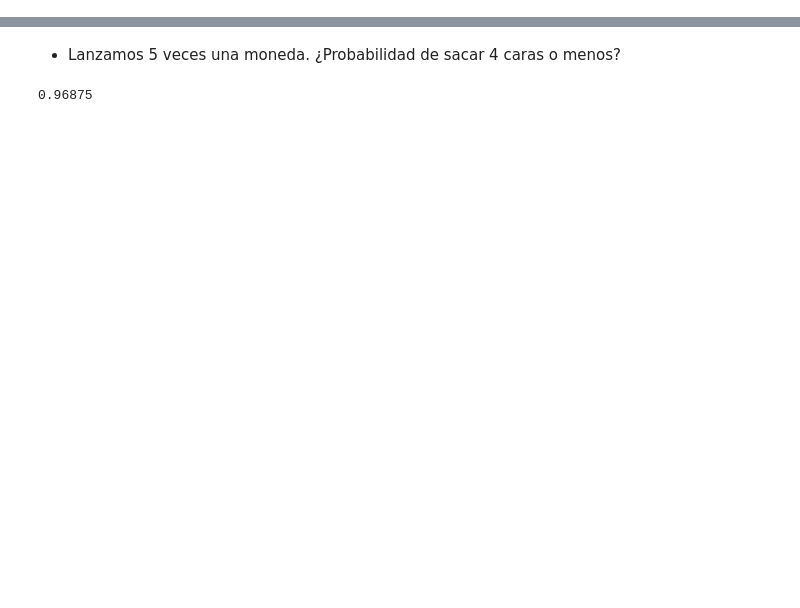
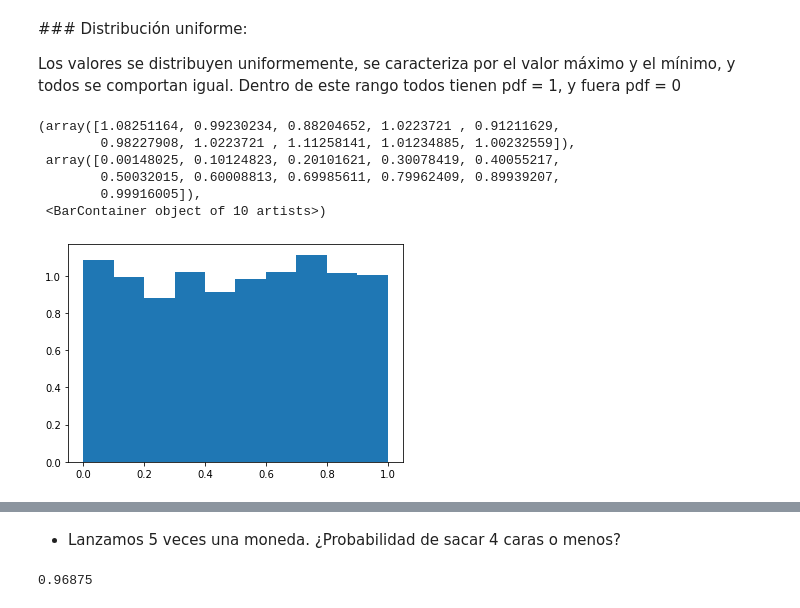
Before and after one commit to biuCG/StatisticsVisualization, a Jupyter notebook: Distribuciones.ipynb, the cells around one changed output, grey strips where cells are left out. Cells and saved outputs as stored; diff of their text form; code cells hidden in the pictures; blank space fills up the shorter version.

```diff
--- a/Distribuciones.ipynb
+++ b/Distribuciones.ipynb
@@ -8,0 +25,18 @@ from scipy.stats import binom,poisson,norm
+# %% [markdown]
+### Distribución uniforme:
+
+Los valores se distribuyen uniformemente, se caracteriza por el valor máximo y el mínimo, y todos se comportan igual. Dentro de este rango todos tienen pdf = 1, y fuera pdf = 0
+# %%
+import numpy as np
+import matplotlib.pyplot as pl
+from scipy.stats import uniform
+
+pl.hist(np.random.uniform(0,1,1000),density= True)
+# %% [output]
+(array([1.08251164, 0.99230234, 0.88204652, 1.0223721 , 0.91211629,
+        0.98227908, 1.0223721 , 1.11258141, 1.01234885, 1.00232559]),
+ array([0.00148025, 0.10124823, 0.20101621, 0.30078419, 0.40055217,
+        0.50032015, 0.60008813, 0.69985611, 0.79962409, 0.89939207,
+        0.99916005]),
+ <BarContainer object of 10 artists>)
+[figure, added]
```
Also changed, not shown: parts of 34 cells of this notebook, 1 other file.
